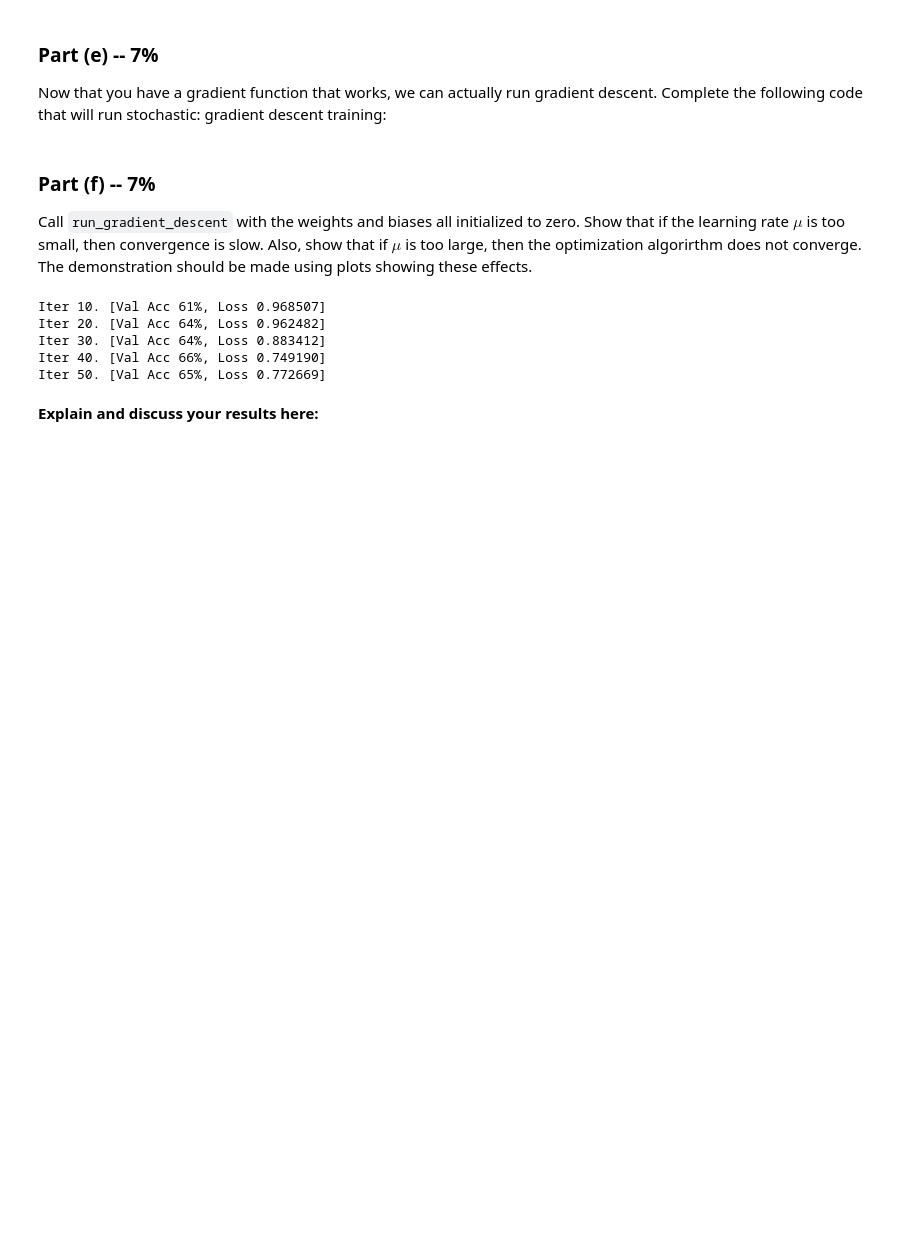
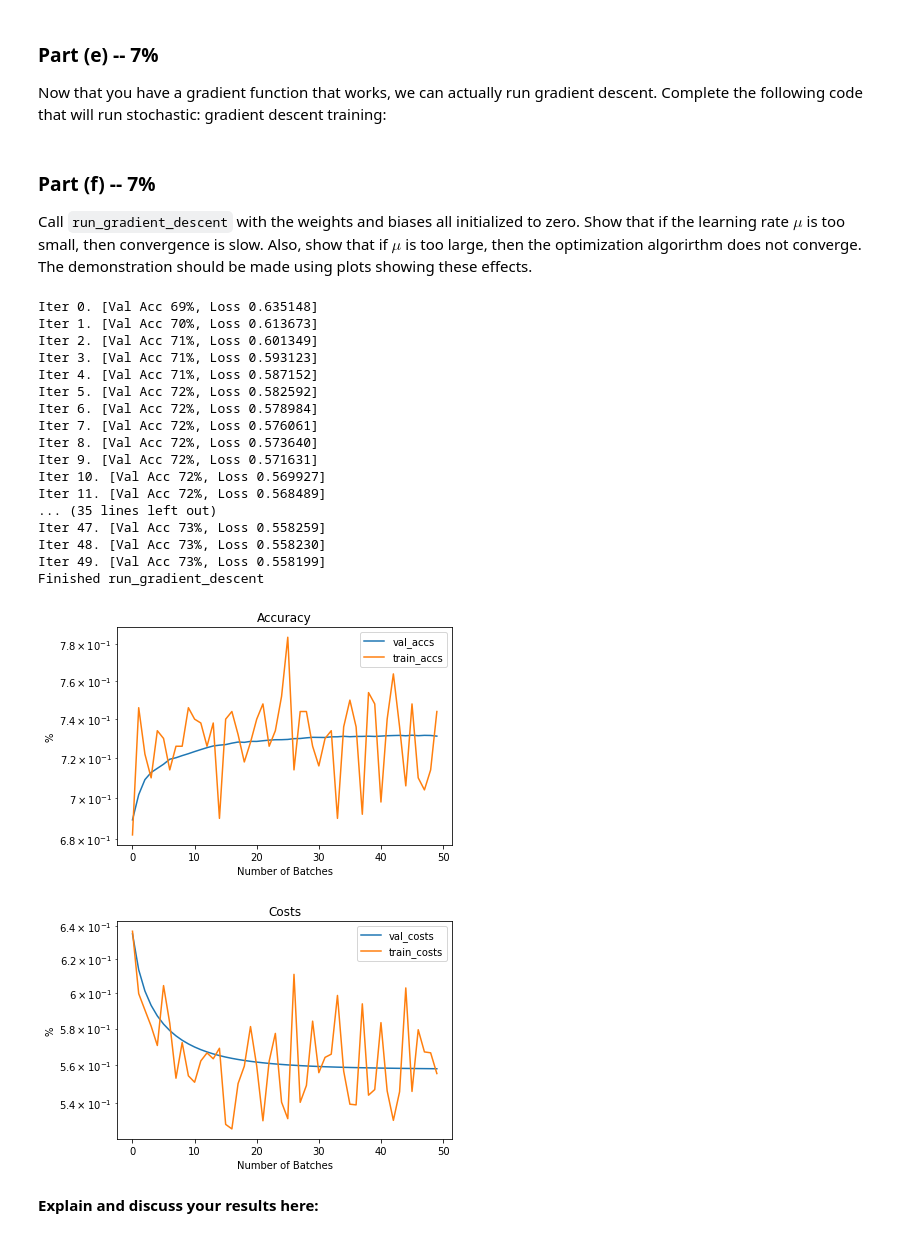
Before and after one commit to alexfok/IntroDeepLearning2022, a Jupyter notebook: Assignment1.ipynb, the cells around one changed output. Cells and saved outputs as stored; diff of their text form; code cells hidden in the pictures; blank space fills up the shorter version.

```diff
--- a/Assignment1.ipynb
+++ b/Assignment1.ipynb
@@ -478,23 +479,54 @@ def run_gradient_descent(w0, b0, mu=0.1, batch_size=100, max_iters=100):
 Call `run_gradient_descent` with the weights and biases all initialized to zero.
 Show that if the learning rate $\mu$ is too small, then convergence is slow.
 Also, show that if $\mu$ is too large, then the optimization algorirthm does not converge. The demonstration should be made using plots showing these effects.
+# %%
+def plot(title, data_1, legend_1, xlabel = "Number of Iterations", ylabel = "Error", data_2 = None, legend_2 = None):
+    plt.semilogy(data_1, label=legend_1)
+    if data_2 is not None:
+        plt.semilogy(data_2, label=legend_2)
+    plt.legend(loc="upper right")
+    plt.title(title)
+    plt.xlabel(xlabel)
+    plt.ylabel(ylabel)
+
+    plt.show()
 # %%
 #w0 = np.random.randn(90)
 #b0 = np.random.randn(1)[0]
 w0 = np.zeros(90)
 b0 = np.zeros(1)[0]
 
 # Write your code here
 # Small mu
-#w, b = run_gradient_descent(w0, b0, mu=0.0002, batch_size=100, max_iters=500)
+#w, b, train_costs, train_accs, val_costs, val_accs = run_gradient_descent(w0, b0, mu=0.0002, batch_size=500, max_iters=50)
 # Large mu
-w, b, train_costs, train_accs, val_costs, val_accs = run_gradient_descent(w0, b0, mu=2.0, batch_size=100, max_iters=50)
+#w, b, train_costs, train_accs, val_costs, val_accs = run_gradient_descent(w0, b0, mu=2.0, batch_size=500, max_iters=50)
+# Good mu
+w, b, train_costs, train_accs, val_costs, val_accs = run_gradient_descent(w0, b0, mu=0.002, batch_size=500, max_iters=50)
+
+# Plot the results
+plot("Accuracy", val_accs, "val_accs", xlabel = "Number of Batches", ylabel = "%", data_2 = train_accs, legend_2 = "train_accs")
+plot("Costs", val_costs, "val_costs", xlabel = "Number of Batches", ylabel = "%", data_2 = train_costs, legend_2 = "train_costs")
 # %% [output]
-Iter 10. [Val Acc 61%, Loss 0.968507]
-Iter 20. [Val Acc 64%, Loss 0.962482]
-Iter 30. [Val Acc 64%, Loss 0.883412]
-Iter 40. [Val Acc 66%, Loss 0.749190]
-Iter 50. [Val Acc 65%, Loss 0.772669]
+Iter 0. [Val Acc 69%, Loss 0.635148]
+Iter 1. [Val Acc 70%, Loss 0.613673]
+Iter 2. [Val Acc 71%, Loss 0.601349]
+Iter 3. [Val Acc 71%, Loss 0.593123]
+Iter 4. [Val Acc 71%, Loss 0.587152]
+Iter 5. [Val Acc 72%, Loss 0.582592]
+Iter 6. [Val Acc 72%, Loss 0.578984]
+Iter 7. [Val Acc 72%, Loss 0.576061]
+Iter 8. [Val Acc 72%, Loss 0.573640]
+Iter 9. [Val Acc 72%, Loss 0.571631]
+Iter 10. [Val Acc 72%, Loss 0.569927]
+Iter 11. [Val Acc 72%, Loss 0.568489]
+... (35 lines left out)
+Iter 47. [Val Acc 73%, Loss 0.558259]
+Iter 48. [Val Acc 73%, Loss 0.558230]
+Iter 49. [Val Acc 73%, Loss 0.558199]
+Finished run_gradient_descent
+[figure, added]
+[figure, added]
 # %% [markdown]
 **Explain and discuss your results here:**
 # %% [markdown]
```
Also changed, not shown: parts of 7 cells of this notebook.
